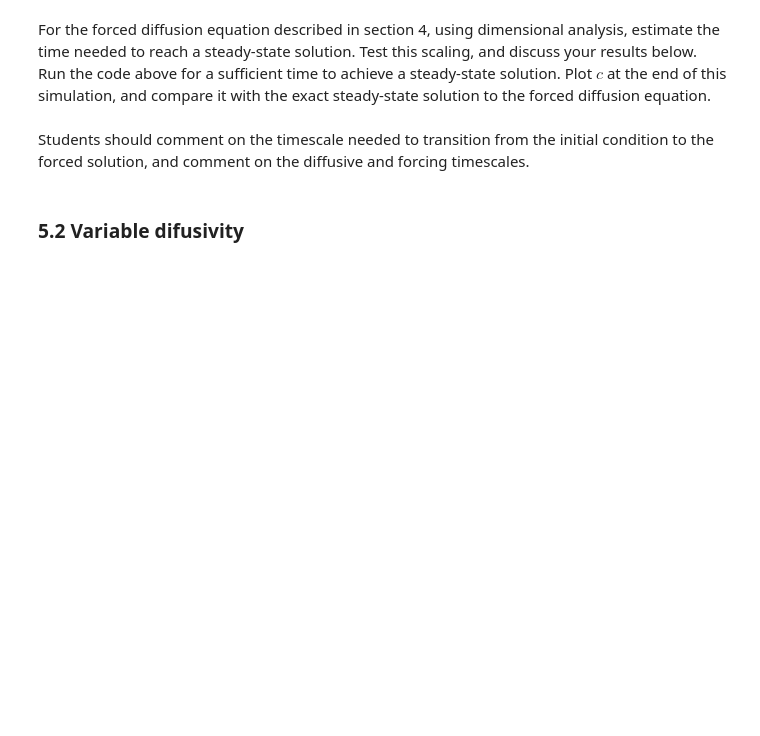
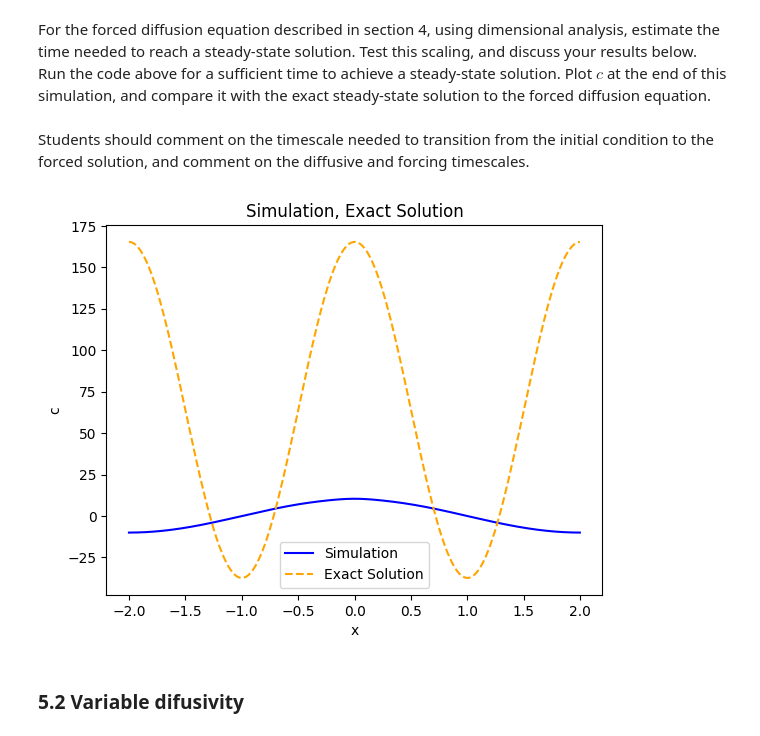
Before and after one commit to carolineakello/QCES, a Jupyter notebook: Project1_dedalus.ipynb, the cells around one changed output. Cells and saved outputs as stored; diff of their text form; code cells hidden in the pictures; blank space fills up the shorter version.

```diff
--- a/Project1_dedalus.ipynb
+++ b/Project1_dedalus.ipynb
@@ -372,6 +356,25 @@ INFO:solvers:Simulation stop time reached.
 For the forced diffusion equation described in section 4, using dimensional analysis, estimate the time needed to reach a steady-state solution. Test this scaling, and discuss your results below. Run the code above for a sufficient time to achieve a steady-state solution. Plot $c$ at the end of this simulation, and compare it with the exact steady-state solution to the forced diffusion equation.
 # %% [markdown]
 Students should comment on the timescale needed to transition from the initial condition to the forced solution, and comment on the diffusive and forcing timescales.
+# %%
+# constants
+C1, C2 = 0, 64
+
+# simulation results
+plt.plot(x, c['g'], label='Simulation', color='blue', linestyle='-', linewidth=1.5)
+
+# Compute and plot the exact solution
+exact_solution = np.cos(np.pi * x / (Lx / 2)) * ((Lx / 2) ** 2 / (np.pi ** 2 * kappa)) + C1 * x + C2
+plt.plot(x, exact_solution, label='Exact Solution', color='orange', linestyle='--', linewidth=1.5)
+
+# plot
+plt.xlabel("x")
+plt.ylabel("c")
+plt.title("Simulation, Exact Solution")
+plt.legend()
+plt.show()
+# %% [output]
+[figure, added]
 # %% [markdown]
 ### 5.2 Variable difusivity
 # %% [markdown]
```
Also changed, not shown: parts of 9 cells of this notebook.
